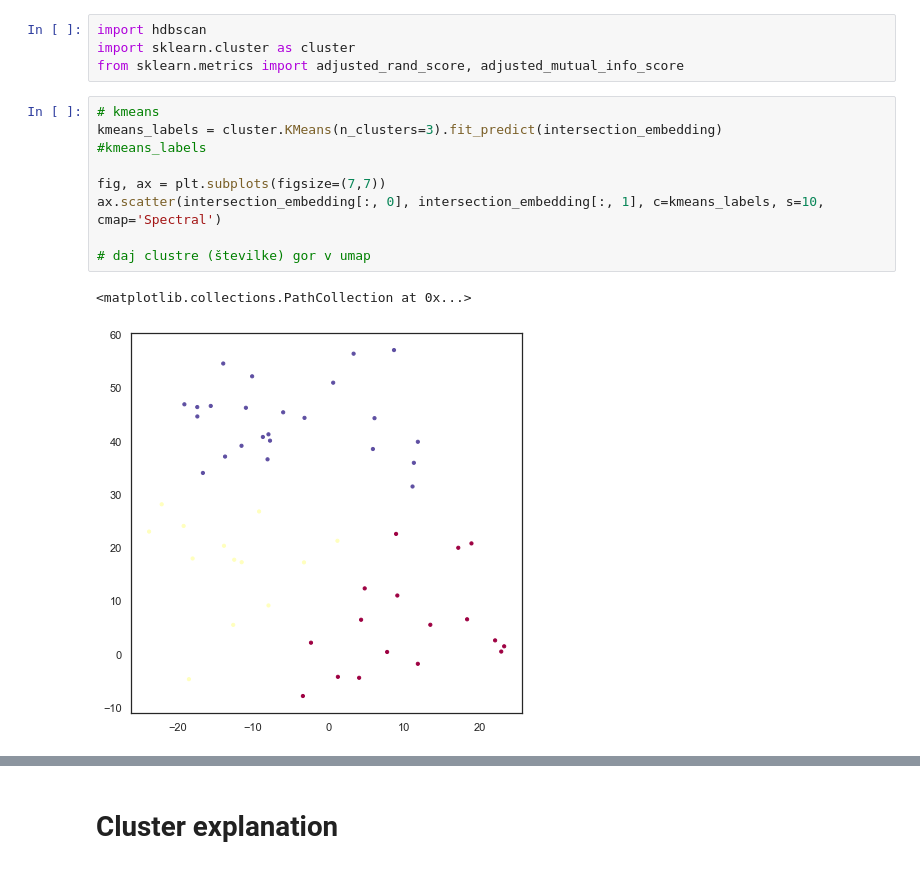
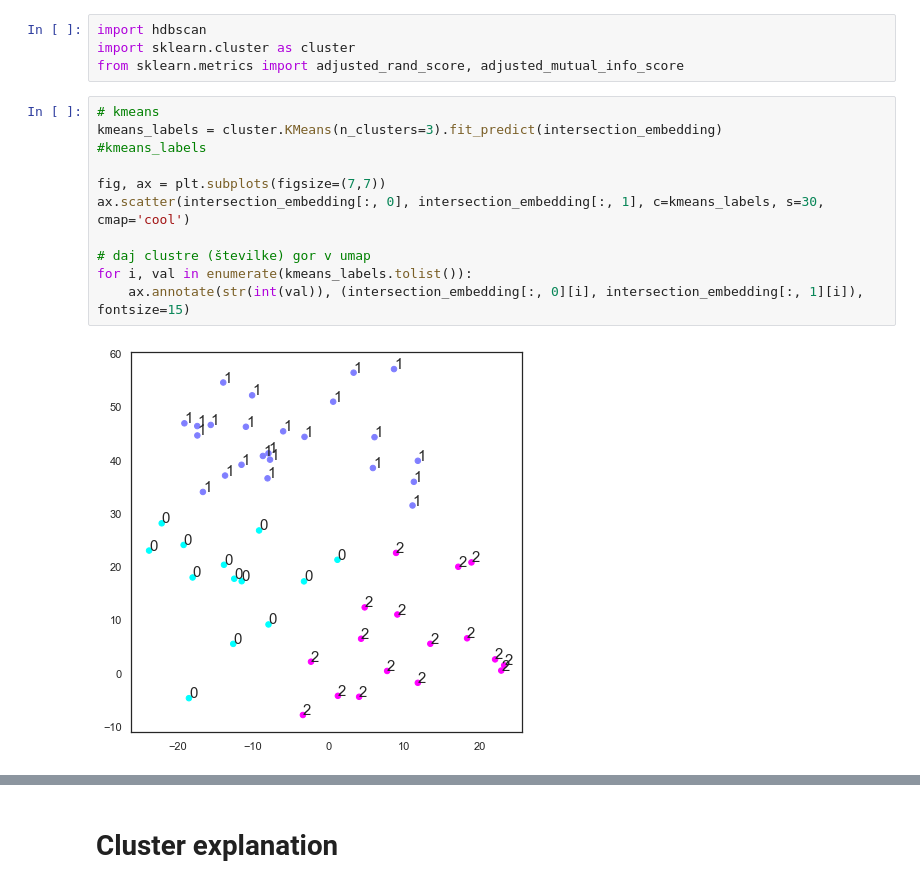
Before and after one commit to MartinMarzi/IPMdecisions, a Jupyter notebook: IPMdecisions-DataExploration-1_3.ipynb, the cells around one changed output, grey strips where cells are left out. Drawn from its saved outputs; the diff is of its cells as text.

```diff
--- a/IPMdecisions-DataExploration-1_3.ipynb
+++ b/IPMdecisions-DataExploration-1_3.ipynb
@@ -304,14 +306,15 @@ from sklearn.metrics import adjusted_rand_score, adjusted_mutual_info_score
 # %%
 # kmeans
 kmeans_labels = cluster.KMeans(n_clusters=3).fit_predict(intersection_embedding)
 #kmeans_labels
 
 fig, ax = plt.subplots(figsize=(7,7))
-ax.scatter(intersection_embedding[:, 0], intersection_embedding[:, 1], c=kmeans_labels, s=10, cmap='Spectral')
+ax.scatter(intersection_embedding[:, 0], intersection_embedding[:, 1], c=kmeans_labels, s=30, cmap='cool')
 
 # daj clustre (številke) gor v umap
+for i, val in enumerate(kmeans_labels.tolist()):
+    ax.annotate(str(int(val)), (intersection_embedding[:, 0][i], intersection_embedding[:, 1][i]), fontsize=15)
 # %% [output]
-<matplotlib.collections.PathCollection at 0x...>
-[figure, old version]
+[figure, new version]
 # %%
 # hdbscan
```
Also changed, not shown: parts of 24 cells of this notebook.
